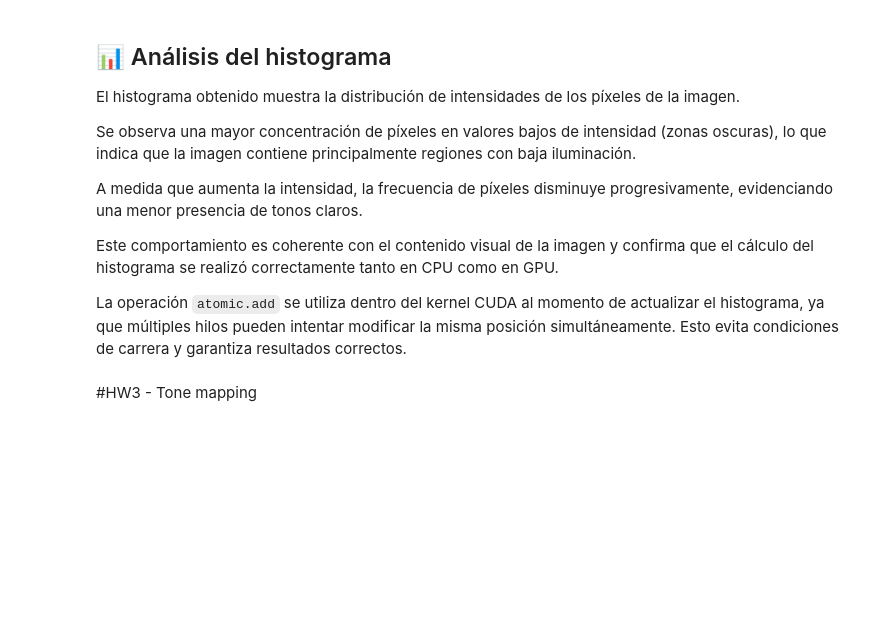
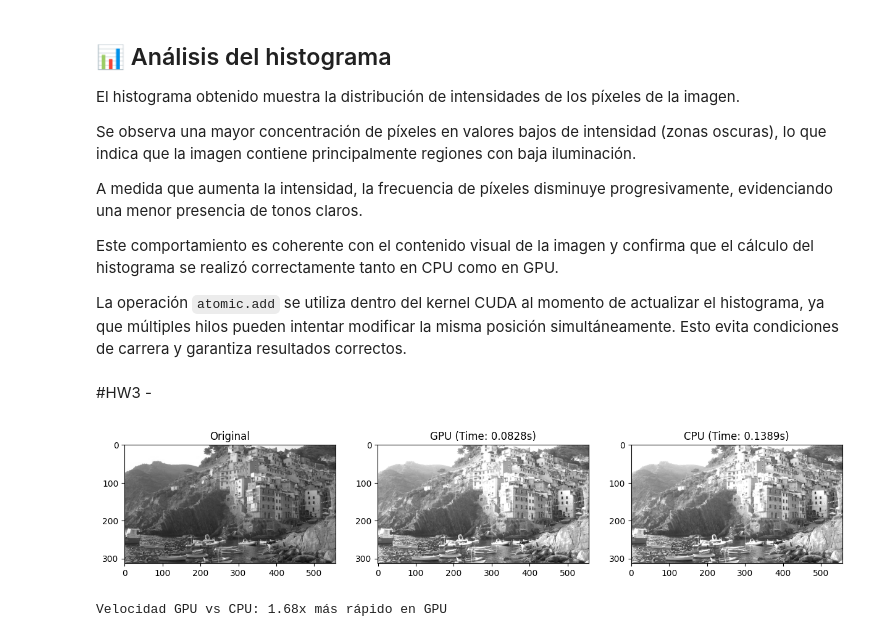
Before and after one commit to SebastianUrrego/LabParalela, a Jupyter notebook: Paralela_lab_paralelismo.ipynb, the cells around one changed output. Saved outputs shown, nothing was run; the diff lists cells and outputs as text; code cells hidden in the pictures; blank space fills up the shorter version.

```diff
--- a/Paralela_lab_paralelismo.ipynb
+++ b/Paralela_lab_paralelismo.ipynb
@@ -384,4 +384,73 @@ Este comportamiento es coherente con el contenido visual de la imagen y confirma
 
 La operación `atomic.add` se utiliza dentro del kernel CUDA al momento de actualizar el histograma, ya que múltiples hilos pueden intentar modificar la misma posición simultáneamente. Esto evita condiciones de carrera y garantiza resultados correctos.
 # %% [markdown]
-#HW3  - Tone  mapping
+#HW3  -
+# %%
+import numpy as np
+from numba import cuda
+from PIL import Image
+import matplotlib.pyplot as plt
+import time
+import math
+import os
+
+repo_path = "/content/udacity-cs344-colab/src/HW1/cinque_terre_small.jpg"
+if os.path.exists(repo_path):
+    img = Image.open(repo_path).convert("L")
+else:
+    !wget -q https://raw.githubusercontent.com/depctg/udacity-cs344-colab/master/src/HW1/cinque_terre_small.jpg -O sample_img.jpg
+    img = Image.open("sample_img.jpg").convert("L")
+
+img_np = np.array(img).astype(np.float32)
+img_out_gpu = np.zeros_like(img_np)
+img_out_cpu = np.zeros_like(img_np)
+
+#IMPLEMENTACIÓN EN GPU (CUDA)
+@cuda.jit
+def adjust_exposure_kernel(input_img, output_img, luminosity_factor):
+    row, col = cuda.grid(2)
+    if row < input_img.shape[0] and col < input_img.shape[1]:
+        val = input_img[row, col] * luminosity_factor
+        if val > 255:
+            val = 255
+        output_img[row, col] = val
+
+threads_per_block = (16, 16)
+blocks_per_grid_x = math.ceil(img_np.shape[0] / threads_per_block[0])
+blocks_per_grid_y = math.ceil(img_np.shape[1] / threads_per_block[1])
+blocks_per_grid = (blocks_per_grid_x, blocks_per_grid_y)
+
+d_img = cuda.to_device(img_np)
+d_out = cuda.device_array_like(img_np)
+
+start_gpu = time.time()
+adjust_exposure_kernel[blocks_per_grid, threads_per_block](d_img, d_out, 1.5)
+cuda.synchronize()
+gpu_time = time.time() - start_gpu
+
+img_out_gpu = d_out.copy_to_host()
+
+# IMPLEMENTACIÓN SECUENCIAL
+start_cpu = time.time()
+for i in range(img_np.shape[0]):
+    for j in range(img_np.shape[1]):
+        val = img_np[i, j] * 1.5
+        img_out_cpu[i, j] = min(255, val)
+cpu_time = time.time() - start_cpu
+
+plt.figure(figsize=(15, 5))
+plt.subplot(1, 3, 1)
+plt.title("Original")
+plt.imshow(img_np, cmap='gray')
+plt.subplot(1, 3, 2)
+plt.title(f"GPU (Time: {gpu_time:.4f}s)")
+plt.imshow(img_out_gpu, cmap='gray')
+plt.subplot(1, 3, 3)
+plt.title(f"CPU (Time: {cpu_time:.4f}s)")
+plt.imshow(img_out_cpu, cmap='gray')
+plt.show()
+
+print(f"Velocidad GPU vs CPU: {cpu_time/gpu_time:.2f}x más rápido en GPU")
+# %% [output]
+[figure, added]
+Velocidad GPU vs CPU: 1.68x más rápido en GPU
```
Also changed, not shown: parts of 21 cells of this notebook.
